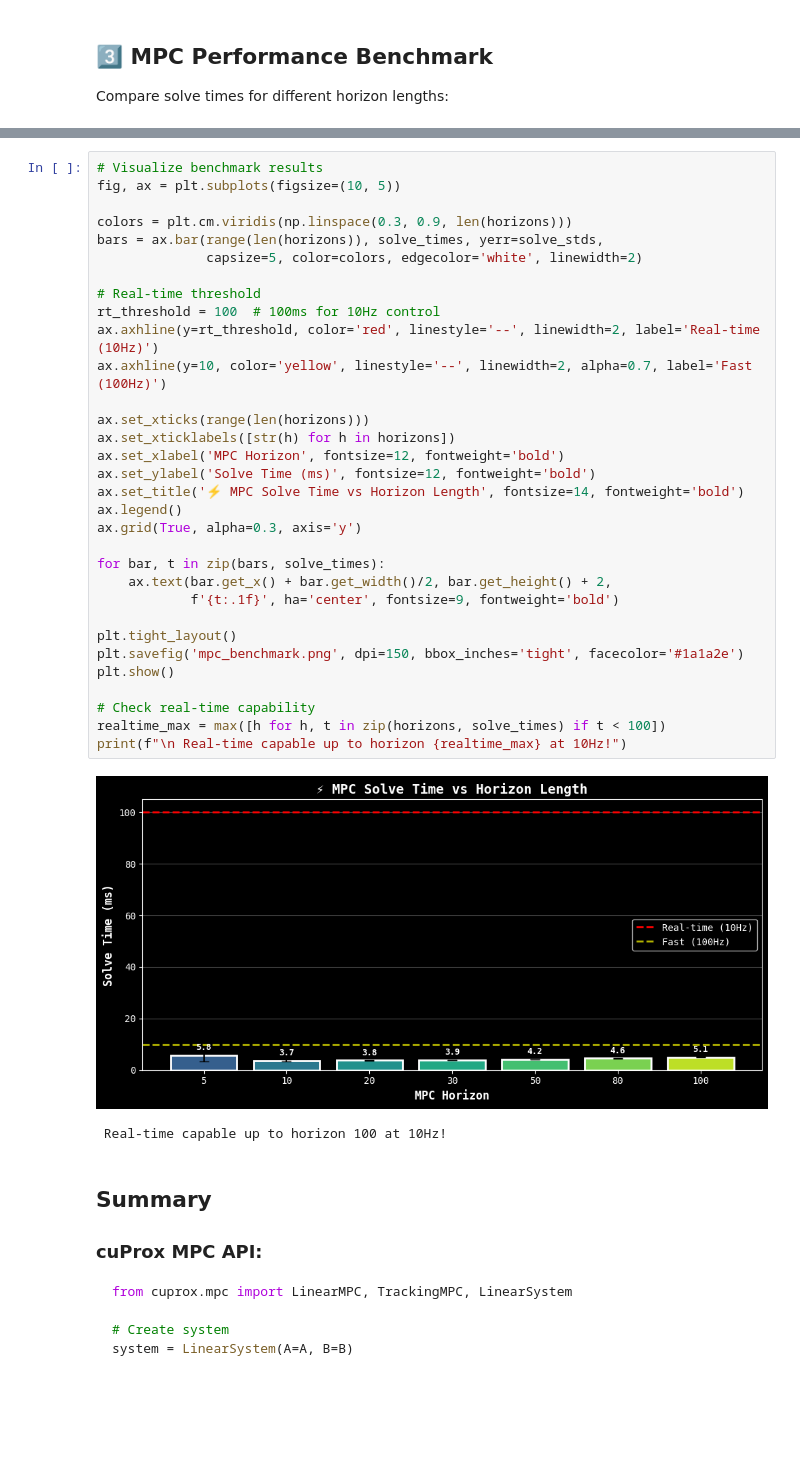
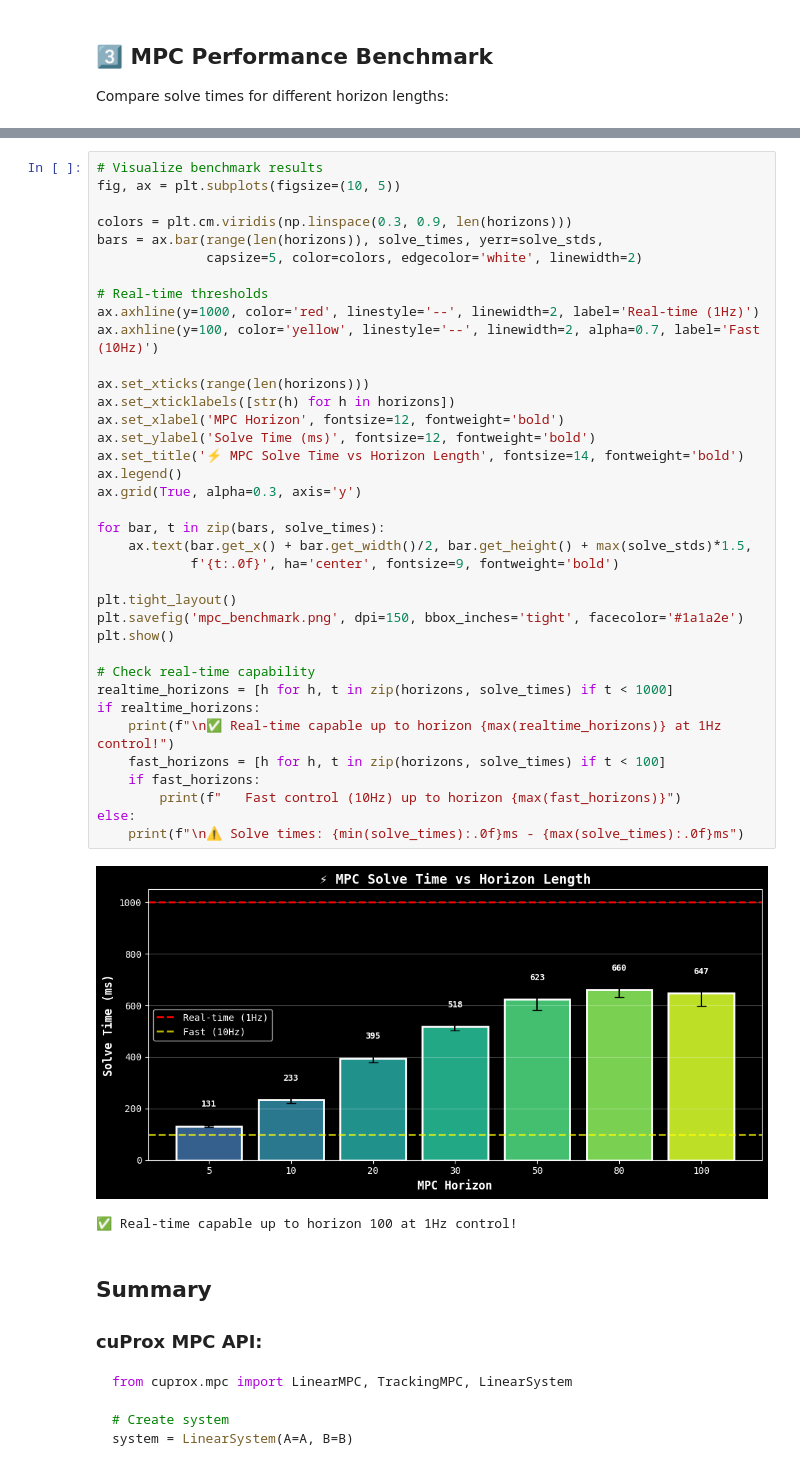
Before and after one commit to Aminsed/cuprox, a Jupyter notebook: examples/03_model_predictive_control.ipynb, the cells around one changed output, grey strips where cells are left out. Drawn from its saved outputs; the diff is of its cells as text; blank space fills up the shorter version.

```diff
--- a/examples/03_model_predictive_control.ipynb
+++ b/examples/03_model_predictive_control.ipynb
@@ -242,38 +242,43 @@ print("\n Benchmarks complete!")
 # %%
 # Visualize benchmark results
 fig, ax = plt.subplots(figsize=(10, 5))
 
 colors = plt.cm.viridis(np.linspace(0.3, 0.9, len(horizons)))
 bars = ax.bar(range(len(horizons)), solve_times, yerr=solve_stds,
               capsize=5, color=colors, edgecolor='white', linewidth=2)
 
-# Real-time threshold
-rt_threshold = 100  # 100ms for 10Hz control
-ax.axhline(y=rt_threshold, color='red', linestyle='--', linewidth=2, label='Real-time (10Hz)')
-ax.axhline(y=10, color='yellow', linestyle='--', linewidth=2, alpha=0.7, label='Fast (100Hz)')
+# Real-time thresholds
+ax.axhline(y=1000, color='red', linestyle='--', linewidth=2, label='Real-time (1Hz)')
+ax.axhline(y=100, color='yellow', linestyle='--', linewidth=2, alpha=0.7, label='Fast (10Hz)')
 
 ax.set_xticks(range(len(horizons)))
 ax.set_xticklabels([str(h) for h in horizons])
 ax.set_xlabel('MPC Horizon', fontsize=12, fontweight='bold')
 ax.set_ylabel('Solve Time (ms)', fontsize=12, fontweight='bold')
 ax.set_title('⚡ MPC Solve Time vs Horizon Length', fontsize=14, fontweight='bold')
 ax.legend()
 ax.grid(True, alpha=0.3, axis='y')
 
 for bar, t in zip(bars, solve_times):
-    ax.text(bar.get_x() + bar.get_width()/2, bar.get_height() + 2,
-            f'{t:.1f}', ha='center', fontsize=9, fontweight='bold')
+    ax.text(bar.get_x() + bar.get_width()/2, bar.get_height() + max(solve_stds)*1.5,
+            f'{t:.0f}', ha='center', fontsize=9, fontweight='bold')
 
 plt.tight_layout()
 plt.savefig('mpc_benchmark.png', dpi=150, bbox_inches='tight', facecolor='#1a1a2e')
 plt.show()
 
 # Check real-time capability
-realtime_max = max([h for h, t in zip(horizons, solve_times) if t < 100])
-print(f"\n Real-time capable up to horizon {realtime_max} at 10Hz!")
+realtime_horizons = [h for h, t in zip(horizons, solve_times) if t < 1000]
+if realtime_horizons:
+    print(f"\n✅ Real-time capable up to horizon {max(realtime_horizons)} at 1Hz control!")
+    fast_horizons = [h for h, t in zip(horizons, solve_times) if t < 100]
+    if fast_horizons:
+        print(f"   Fast control (10Hz) up to horizon {max(fast_horizons)}")
+else:
+    print(f"\n⚠️ Solve times: {min(solve_times):.0f}ms - {max(solve_times):.0f}ms")
 # %% [output]
-[figure, old version]
+[figure, new version]
- Real-time capable up to horizon 100 at 10Hz!
+✅ Real-time capable up to horizon 100 at 1Hz control!
 # %% [markdown]
 ##  Summary
 
```
Also changed, not shown: parts of 5 cells of this notebook, 11 other files.
